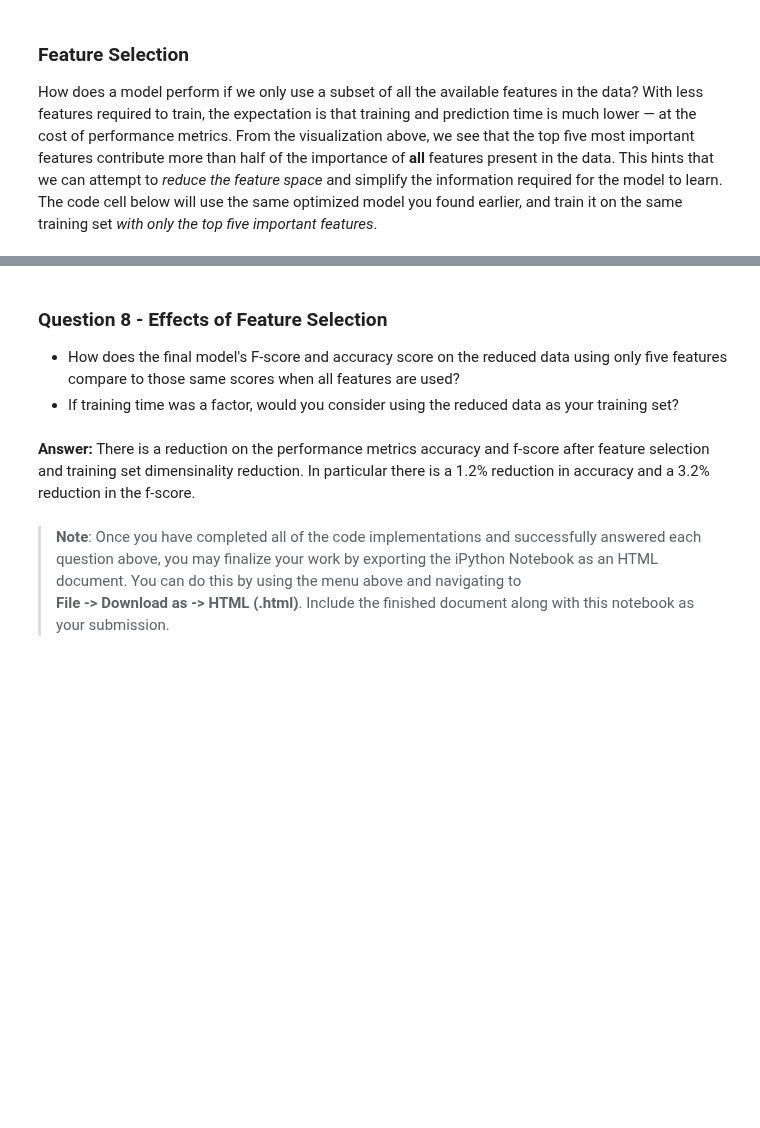
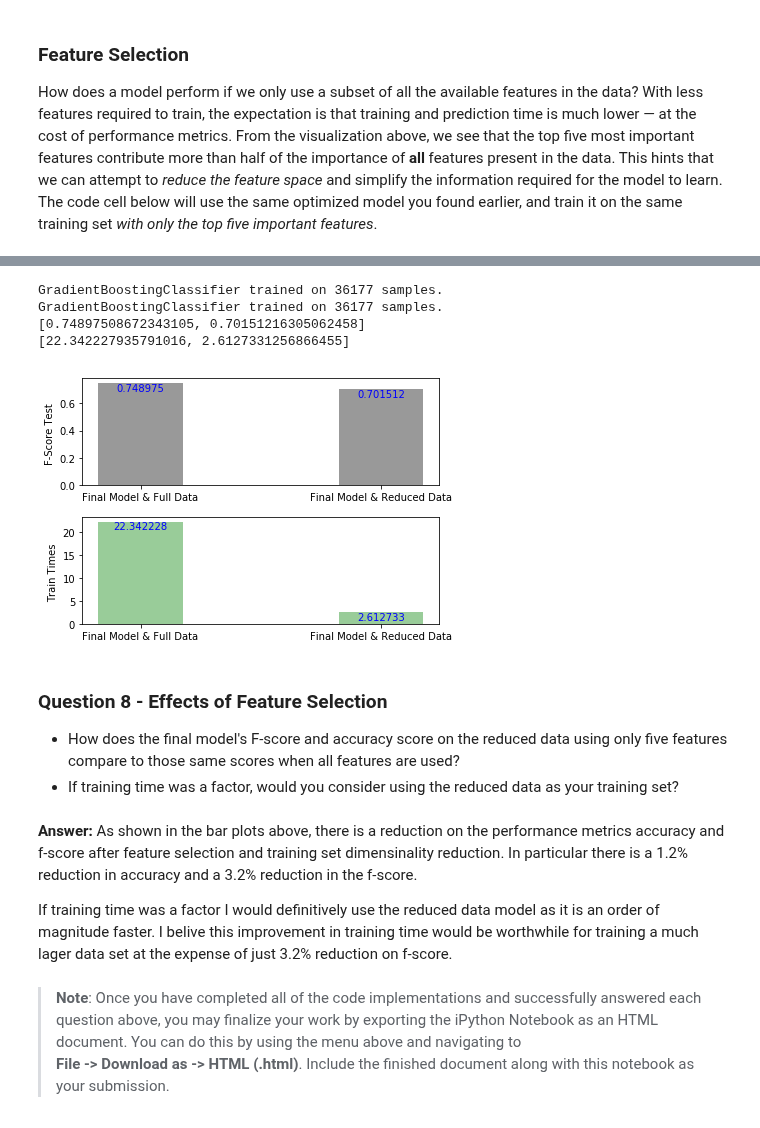
Before and after one commit to juanerolon/Income-Prediction-Machine-Learning, a Jupyter notebook: finding_donors.ipynb, the cells around one changed output, grey strips where cells are left out. Cells and saved outputs as stored; diff of their text form; code cells hidden in the pictures; blank space fills up the shorter version.

Commit message:
completed full report v1

```diff
--- a/finding_donors.ipynb
+++ b/finding_donors.ipynb
@@ -978,10 +978,68 @@ F-score on testing data: 0.7250
+# %%
+#I generated this optional code cell to complement
+#my answer to Question 8 below.
+#Juan E. Rolon
+import matplotlib.pyplot as plt
+clf = clone(best_clf)
+clf_scores = []
+clf_train_times = []
+clf_names = []
+features_train = [X_train, X_train_reduced]
+features_test = [X_test, X_test_reduced]
+temp_scores = []
+temp_times = []
+for i in range(len(features_train)):
+    clf_results = train_predict(clf, len(y_train), features_train[i], y_train, features_test[i], y_test)
+    clf_scores.append(clf_results['f_test'])
+    clf_train_times.append(clf_results['train_time'])
+clf_names = ['Final Model & Full Data', 'Final Model & Reduced Data']
+print clf_scores
+print clf_train_times
+
+n_groups = len(clf_scores)
+index = np.arange(n_groups)
+bar_width = 0.35
+opacity = 0.4
+
+impdata1 = clf_scores
+impdata2 = clf_train_times
+
+plt.subplot(2, 1, 1)
+
+plt.ylabel('F-Score Test ')
+plt.xticks(index, clf_names)
+bar1 = plt.bar(index, impdata1, bar_width, alpha=opacity, color='k')
+for rect in bar1:
+    height = rect.get_height()
+    plt.text(rect.get_x() + rect.get_width()/2.0, height, '%f' % height, ha='center', va='top',color='b')
+
+plt.subplot(2, 1, 2)
+
+plt.ylabel('Train Times ')
+plt.xticks(index, clf_names)
+bar2 = plt.bar(index, impdata2, bar_width, alpha=opacity, color='g')
+for rect in bar2:
+    height = rect.get_height()
+    plt.text(rect.get_x() + rect.get_width()/2.0, height, '%f' % height, ha='center', va='top',color='b')
+
+plt.tight_layout()
+plt.show()
+# %% [output]
+GradientBoostingClassifier trained on 36177 samples.
+GradientBoostingClassifier trained on 36177 samples.
+[0.74897508672343105, 0.70151216305062458]
+[22.342227935791016, 2.6127331256866455]
+[figure, added]
 # %% [markdown]
 ### Question 8 - Effects of Feature Selection
 
 * How does the final model's F-score and accuracy score on the reduced data using only five features compare to those same scores when all features are used?
 * If training time was a factor, would you consider using the reduced data as your training set?
 # %% [markdown]
-**Answer:** There is a reduction on the performance metrics accuracy and f-score after feature selection and training set dimensinality reduction. In particular there is a 1.2% reduction in accuracy and a 3.2% reduction in the f-score.
+**Answer:**
+As shown in the bar plots above, there is a reduction on the performance metrics accuracy and f-score after feature selection and training set dimensinality reduction. In particular there is a 1.2% reduction in accuracy and a 3.2% reduction in the f-score.
+
+If training time was a factor I would definitively use the reduced data model as it is an order of magnitude faster. I belive this improvement in training time would be worthwhile  for training a much lager data set at the expense of just 3.2% reduction on f-score.
 # %% [markdown]
 > **Note**: Once you have completed all of the code implementations and successfully answered each question above, you may finalize your work by exporting the iPython Notebook as an HTML document. You can do this by using the menu above and navigating to
 **File -> Download as -> HTML (.html)**. Include the finished document along with this notebook as your submission.
```
Also changed, not shown: parts of 2 cells of this notebook.
